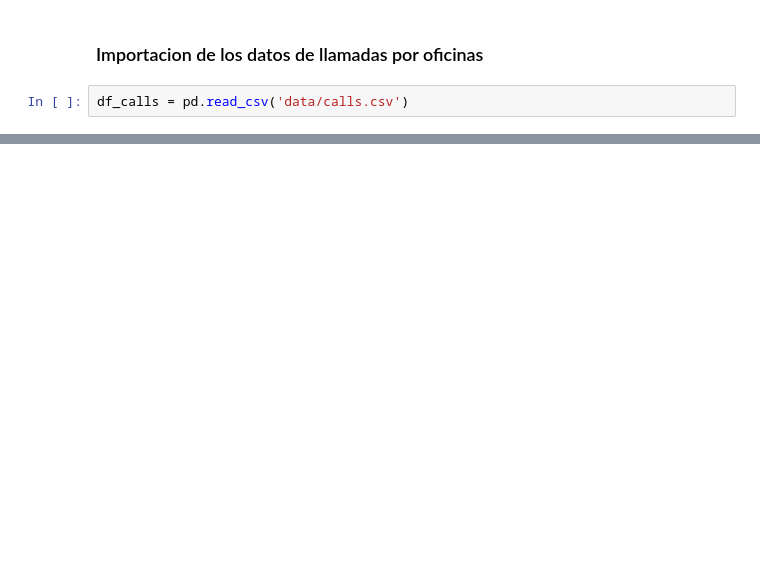
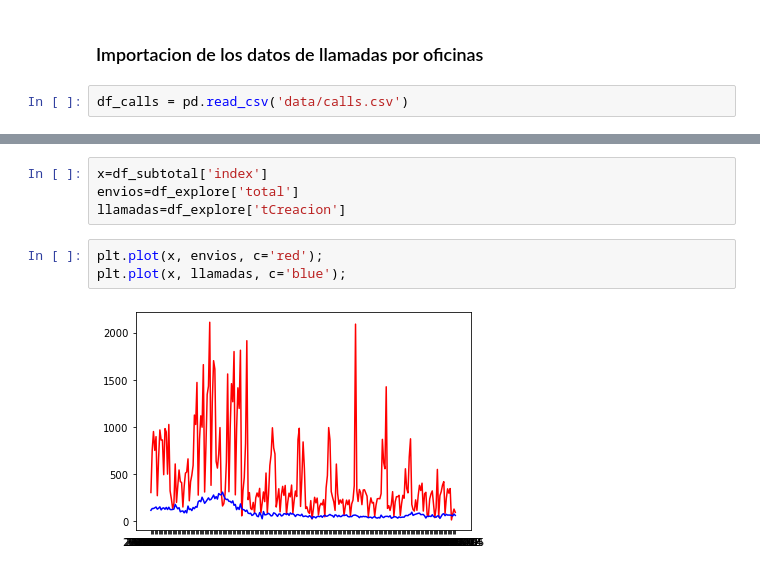
Before and after one commit to toniet/TFG, a Jupyter notebook: TFM_MVP.ipynb, the cells around one changed output, grey strips where cells are left out. Cells and saved outputs as stored; diff of their text form; blank space fills up the shorter version.

```diff
--- a/TFM_MVP.ipynb
+++ b/TFM_MVP.ipynb
@@ -171,0 +257,9 @@ To retain the current behavior and silence the warning, pass 'sort=True'.
+# %%
+x=df_subtotal['index']
+envios=df_explore['total']
+llamadas=df_explore['tCreacion']
+# %%
+plt.plot(x, envios, c='red');
+plt.plot(x, llamadas, c='blue');
+# %% [output]
+[figure, added]
```
Also changed, not shown: parts of 23 cells of this notebook.
